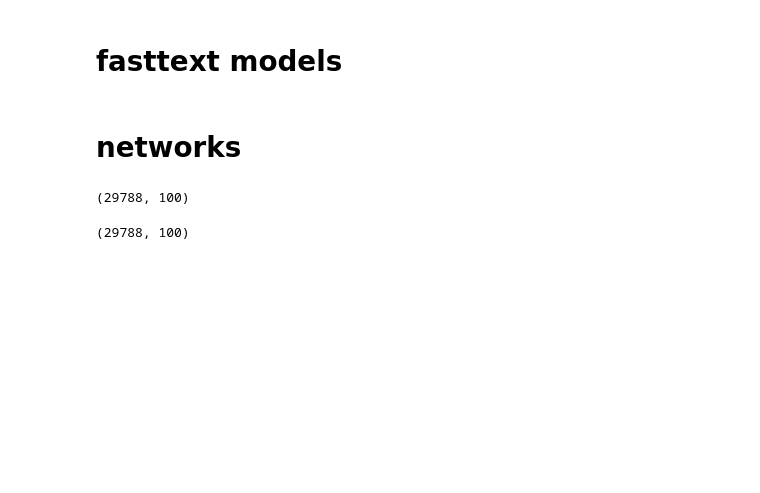
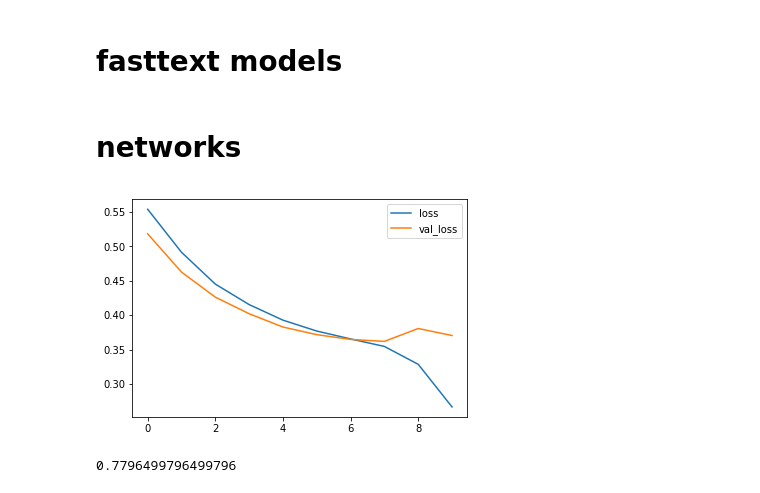
Before and after one commit to toly/aisthack, a Jupyter notebook: notebooks/04_check_many_fasttext_size.ipynb, the cells around one changed output. Cells and saved outputs as stored; diff of their text form; code cells hidden in the pictures; blank space fills up the shorter version.

```diff
--- a/notebooks/04_check_many_fasttext_size.ipynb
+++ b/notebooks/04_check_many_fasttext_size.ipynb
@@ -63,6 +65,8 @@ def build_vectors(texts, size=None):
 TICKER = 'ETH'
 # %%
 df_prices_raw = pd.read_csv('../data/train/tickers_train.csv', index_col=0)
+# %%
+df_prices_raw['timestamp'] = pd.to_datetime(df_prices_raw['datetime']).apply(lambda x: x.timestamp())
 # %%
 df_prices = df_prices_raw[df_prices_raw['ticker'] == TICKER].copy()
 # %%
@@ -78,6 +82,8 @@ sender2ind = {sender_id: i for i, sender_id in enumerate(sender_ids)}
 # %%
 df_chats['chat_ind'] = df_chats['chat_id'].apply(lambda x: chat2ind[x])
 df_chats['sender_ind'] = df_chats['sender_id'].apply(lambda x: sender2ind[x])
+# %%
+df_chats['ind'] = list(range(df_chats.shape[0]))
 # %%
-vectors10 = build_vectors(df_chats['clean_text'], size=10)
+vectors100 = build_vectors(df_chats['clean_text'], size=100)
 # %%
@@ -85,8 +90,0 @@ vectors5 = build_vectors(df_chats['clean_text'], size=5)
-# %%
-vectors5.shape
-# %% [output]
-(29788, 100)
-# %%
-vectors10.shape
-# %% [output]
-(29788, 100)
@@ -133,10 +133,10 @@ def build_dataset(samples=5, steps=32, vectors=None):
 
             target = False
             for price_relative in df_prices_forward['priceUsd'].values:
-                if price_relative < TARGET_MAX_DOWN:
+                if price_relative < target_max_down:
                     target = False
                     break
-                if price_relative > TARGET_MIN_UP:
+                if price_relative > target_min_up:
                     target = True
                     break
 
@@ -171,0 +208,19 @@ def build_dataset(samples=5, steps=32, vectors=None):
+# %%
+%time
+
+np.random.seed(0)
+
+model = build_nn(sender_size=128, chat_size=4, STEPS=32, lr=0.0001, fasttext_size=100)
+X1, Y1, val1 = build_dataset(samples=5, steps=32, vectors=vectors100)
+model.fit(X1, Y1, validation_data=val1, epochs=10, verbose=0)
+
+plt.plot(model.history.history['loss'], label='loss')
+plt.plot(model.history.history['val_loss'], label='val_loss')
+plt.legend()
+plt.show()
+
+y_pred = model.predict(val1[0])
+roc_auc_score(val1[1], y_pred)
+# %% [output]
+[figure, added]
+0.7796499796499796
```
Also changed, not shown: parts of 6 cells of this notebook, 4 other files.
